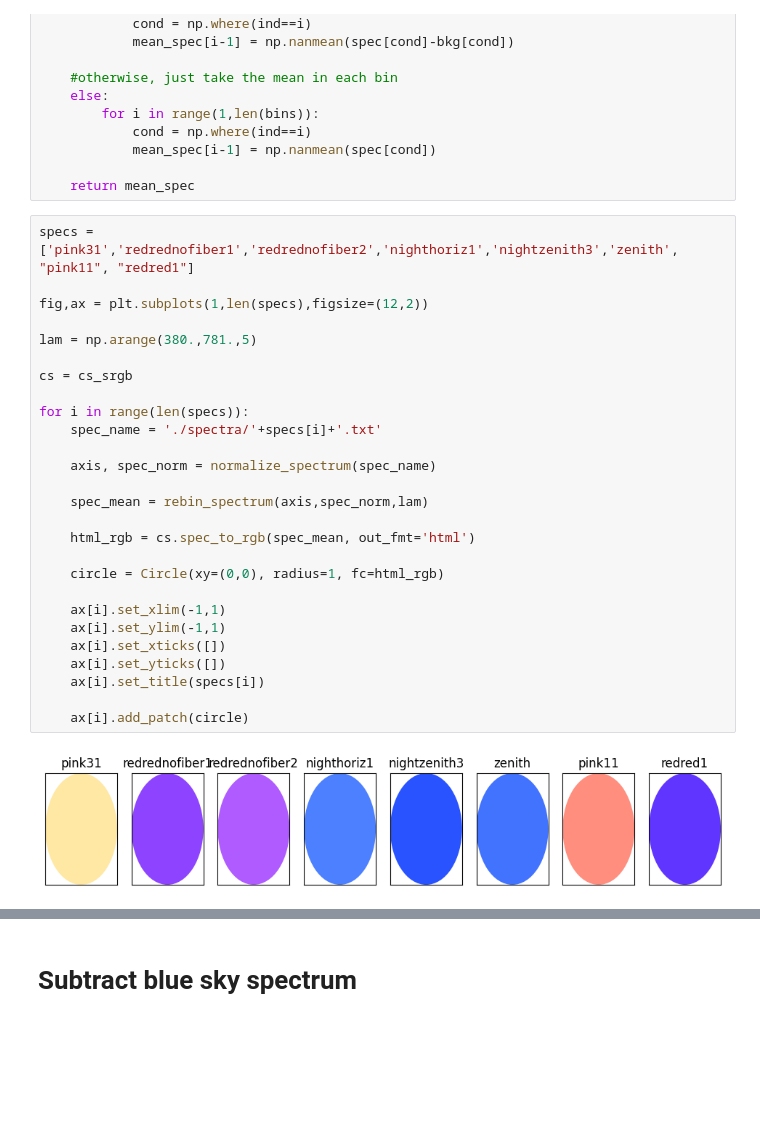
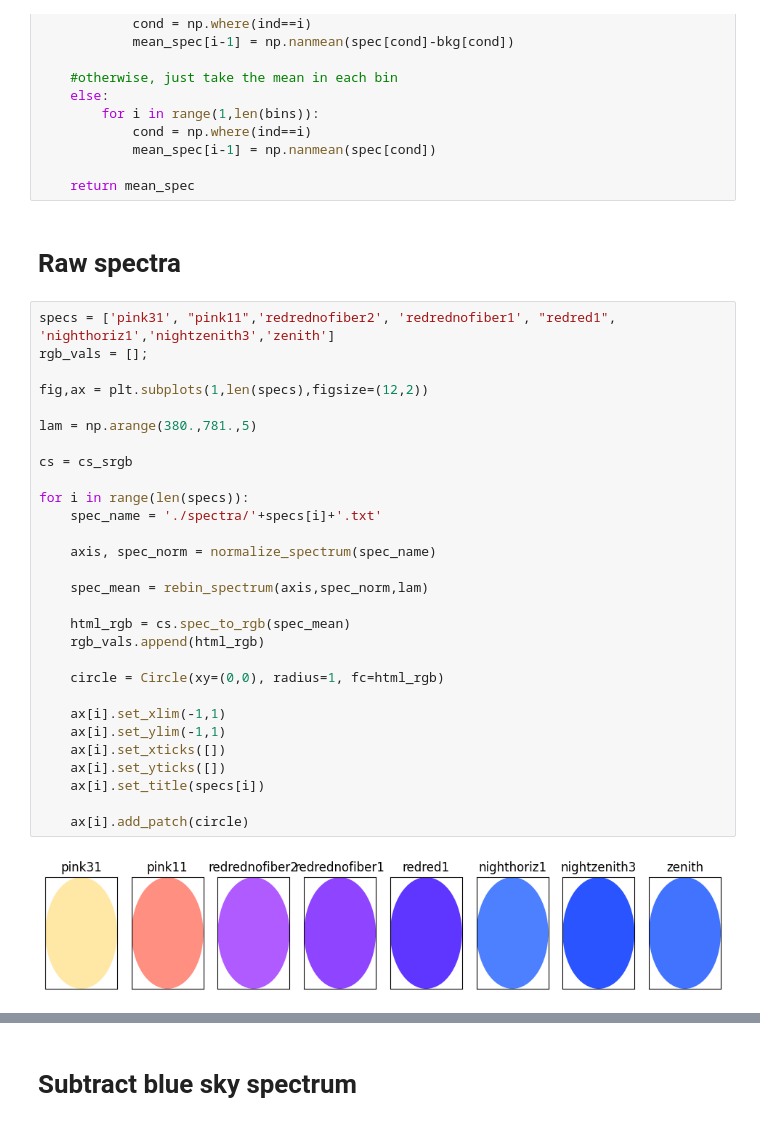
Before and after one commit to bcheung2001/sunlamp, a Jupyter notebook: spectral_correction.ipynb, the cells around one changed output, grey strips where cells are left out. Cells and saved outputs as stored; diff of their text form; blank space fills up the shorter version.

```diff
--- a/spectral_correction.ipynb
+++ b/spectral_correction.ipynb
@@ -32,32 +34,36 @@ def rebin_spectrum(axis, spec, bins, bkg=None):
             mean_spec[i-1] = np.nanmean(spec[cond])
 
     return mean_spec
+# %% [markdown]
+# Raw spectra
 # %%
-specs = ['pink31','redrednofiber1','redrednofiber2','nighthoriz1','nightzenith3','zenith', "pink11", "redred1"]
+specs = ['pink31', "pink11",'redrednofiber2', 'redrednofiber1', "redred1", 'nighthoriz1','nightzenith3','zenith']
+rgb_vals = [];
 
 fig,ax = plt.subplots(1,len(specs),figsize=(12,2))
 
 lam = np.arange(380.,781.,5)
 
 cs = cs_srgb
 
 for i in range(len(specs)):
     spec_name = './spectra/'+specs[i]+'.txt'
 
     axis, spec_norm = normalize_spectrum(spec_name)
 
     spec_mean = rebin_spectrum(axis,spec_norm,lam)
 
-    html_rgb = cs.spec_to_rgb(spec_mean, out_fmt='html')
+    html_rgb = cs.spec_to_rgb(spec_mean)
+    rgb_vals.append(html_rgb)
 
     circle = Circle(xy=(0,0), radius=1, fc=html_rgb)
 
     ax[i].set_xlim(-1,1)
     ax[i].set_ylim(-1,1)
     ax[i].set_xticks([])
     ax[i].set_yticks([])
     ax[i].set_title(specs[i])
 
     ax[i].add_patch(circle)
 # %% [output]
-[figure, old version]
+[figure, new version]
```
Also changed, not shown: parts of 4 cells of this notebook, 2 other files.
